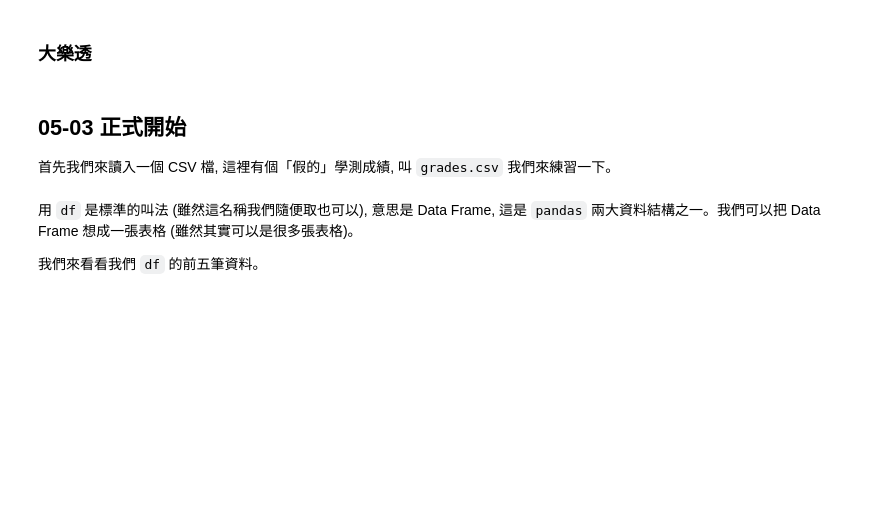
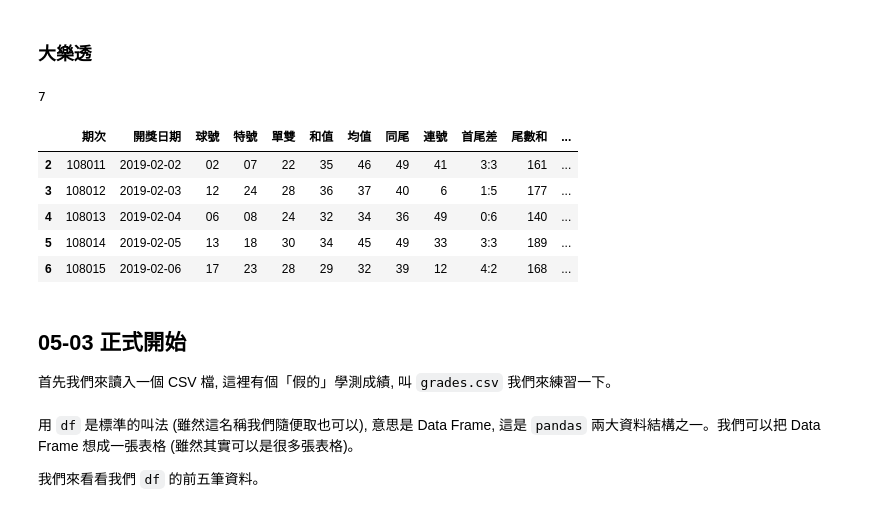
Before and after one commit to yenlung/AI_Math, a Jupyter notebook: 05. Pandas.ipynb, the cells around one changed output. Cells and saved outputs as stored; diff of their text form; code cells hidden in the pictures; blank space fills up the shorter version.

```diff
--- a/05. Pandas.ipynb
+++ b/05. Pandas.ipynb
@@ -37,3 +210,24 @@
+# %%
+len(df)
+# %% [output]
+7
+# %%
+df_lot = df[3]
+# %%
+colnames = df_lot.loc[1].values
+# %%
+df_lot = df_lot.loc[2:]
+# %%
+df_lot.columns = colnames
+# %%
+df_lot.head()
+# %% [output]
+|  | 期次 | 開獎日期 | 球號 | 特號 | 單雙 | 和值 | 均值 | 同尾 | 連號 | 首尾差 | 尾數和 | ... |
+| 2 | 108011 | 2019-02-02 | 02 | 07 | 22 | 35 | 46 | 49 | 41 | 3:3 | 161 | ... |
+| 3 | 108012 | 2019-02-03 | 12 | 24 | 28 | 36 | 37 | 40 | 6 | 1:5 | 177 | ... |
+| 4 | 108013 | 2019-02-04 | 06 | 08 | 24 | 32 | 34 | 36 | 49 | 0:6 | 140 | ... |
+| 5 | 108014 | 2019-02-05 | 13 | 18 | 30 | 34 | 45 | 49 | 33 | 3:3 | 189 | ... |
+| 6 | 108015 | 2019-02-06 | 17 | 23 | 28 | 29 | 32 | 39 | 12 | 4:2 | 168 | ... |
 # %% [markdown]
 ## 05-03 正式開始
 
```
Also changed, not shown: parts of 35 cells of this notebook.
